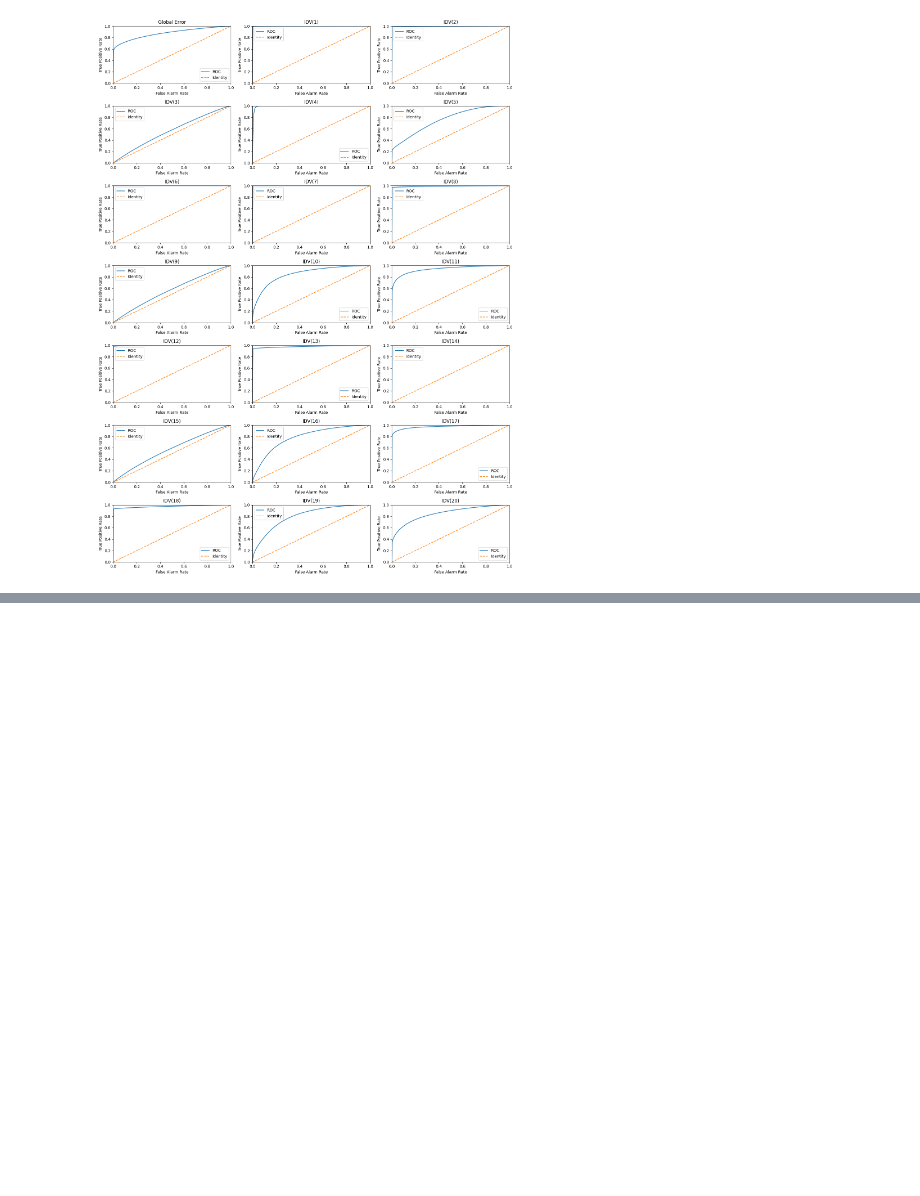
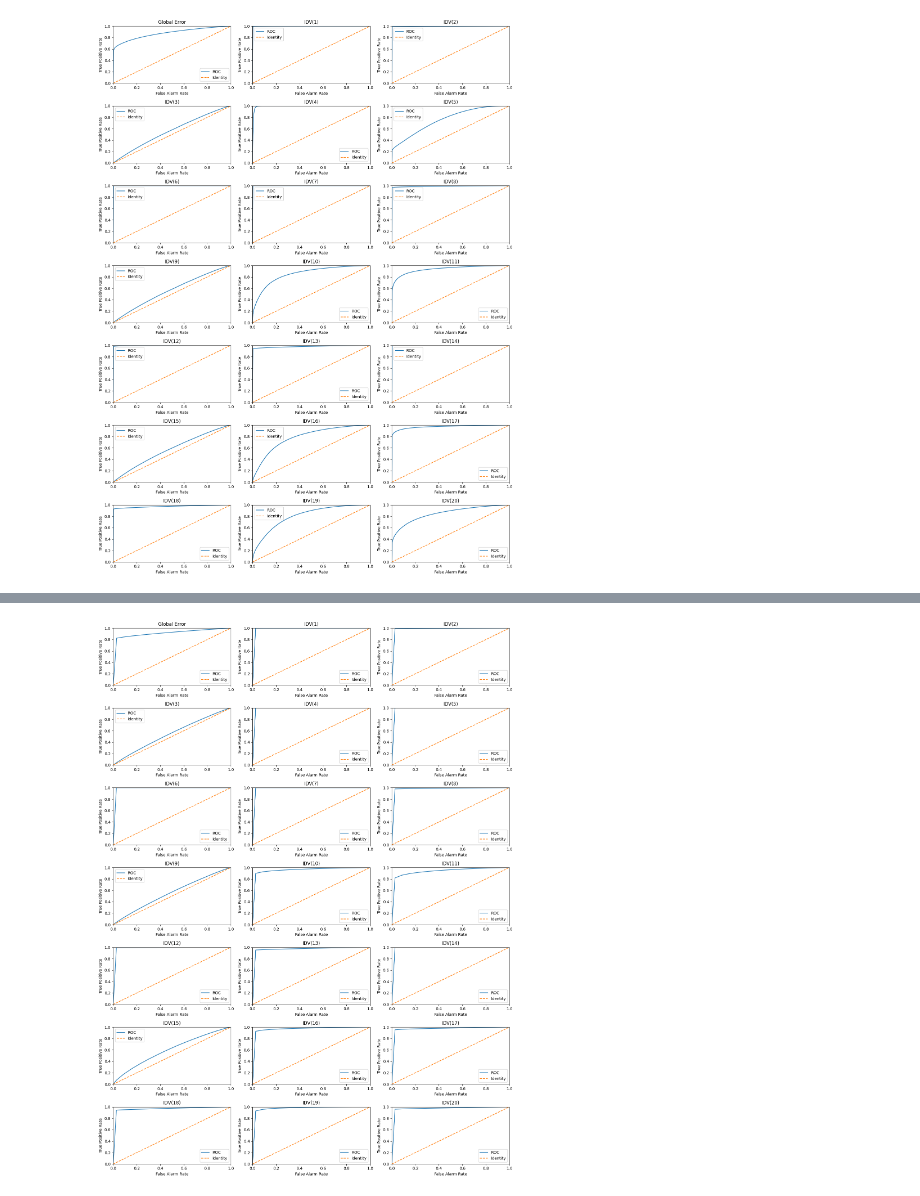
Before and after one commit to Jorge15042001/GhentInternship, a Jupyter notebook: PCA_technique_evaluation.ipynb, the cells around one changed output, grey strips where cells are left out. Drawn from its saved outputs; the diff is of its cells as text; code cells hidden in the pictures; blank space fills up the shorter version.

```diff
--- a/PCA_technique_evaluation.ipynb
+++ b/PCA_technique_evaluation.ipynb
@@ -125,0 +160,5 @@ plot_all_roc_curves(result["roc_data"])
+# %%
+
+plot_all_roc_curves(result["roc_data"])
+# %% [output]
+[figure, added]
```
Also changed, not shown: parts of 1 cell of this notebook, 3 other files.
